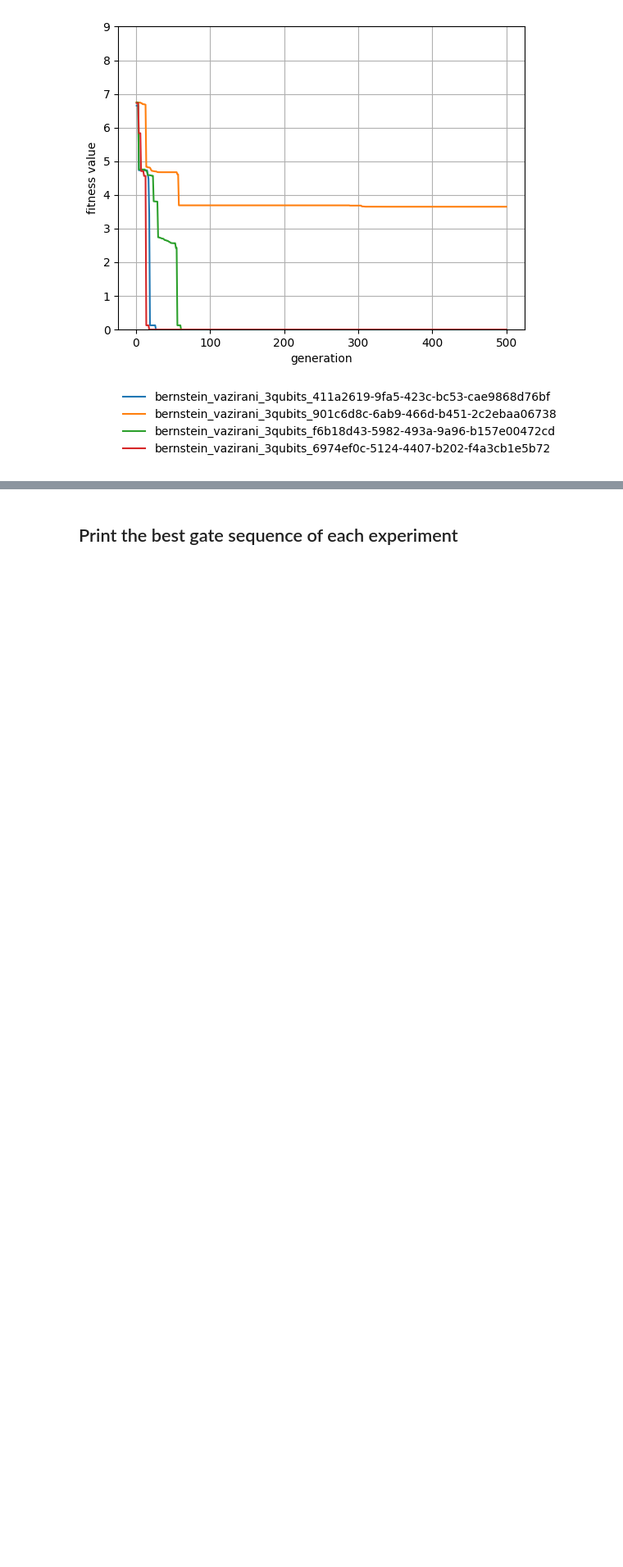
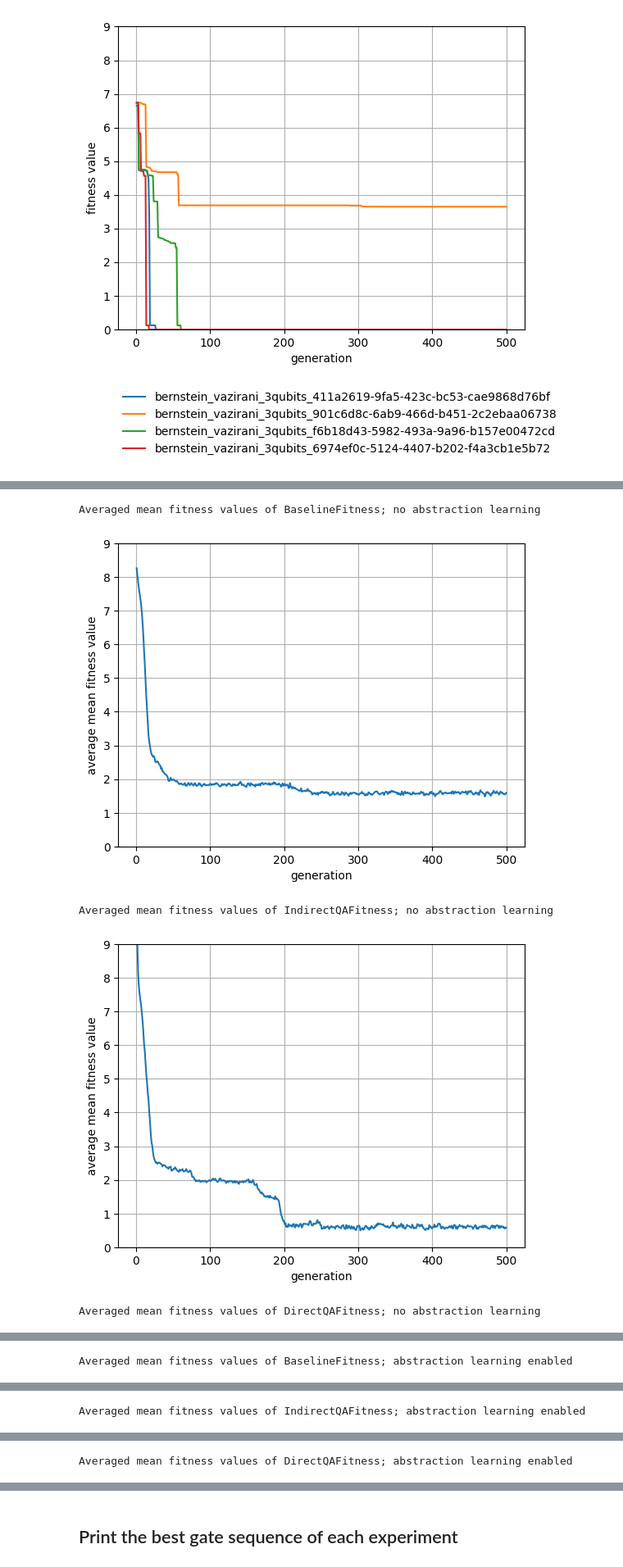
Before and after one commit to westoun/gp4qc, a Jupyter notebook: evaluation.ipynb, the cells around one changed output, grey strips where cells are left out. Shown at 82% size. Cells and saved outputs as stored; diff of their text form; code cells hidden in the pictures; blank space fills up the shorter version.

Commit message:
Create averaged fitness value plot

```diff
--- a/evaluation.ipynb
+++ b/evaluation.ipynb
@@ -228,0 +231,37 @@ Best fitness values of bernstein: DirectQAFitness; abstraction learning enabled
+# %%
+# average by configuration
+
+configurations = experiments["configuration"].unique()
+experiment_ids = experiments["experiment_id"].unique()
+
+for configuration in configurations:
+    configuration_experiment_ids = []
+
+    for experiment_id in experiment_ids:
+        current_configuration = experiments.loc[experiments["experiment_id"] == experiment_id]["configuration"].tolist()[0].strip()
+
+        if current_configuration == configuration:
+            configuration_experiment_ids.append(experiment_id)
+
+    configuration_fitness_values = fitness_values.loc[fitness_values["experiment_id"].isin(configuration_experiment_ids)]
+
+    generations = configuration_fitness_values["generation"].unique()
+    average_configuration_fitness_values = configuration_fitness_values.groupby(["generation"])["mean_fitness_value"].mean()
+
+    ax = plt.subplot()
+    ax.plot(generations, average_configuration_fitness_values)
+    ax.set_xlabel("generation")
+    ax.set_ylabel("average mean fitness value")
+    ax.set_ylim([0, 9])
+    ax = plt.subplot()
+
+    plt.grid()
+    print(f"Averaged mean fitness values of {configuration}")
+    plt.savefig(f"results/{configuration}_mean_averaged.png", bbox_inches='tight', transparent=True)
+    plt.show()
+# %% [output]
+Averaged mean fitness values of BaselineFitness; no abstraction learning
+[figure, added]
+Averaged mean fitness values of IndirectQAFitness; no abstraction learning
+[figure, added]
+Averaged mean fitness values of DirectQAFitness; no abstraction learning
@@ -228,0 +269 @@ Best fitness values of bernstein: DirectQAFitness; abstraction learning enabled
+Averaged mean fitness values of BaselineFitness; abstraction learning enabled
@@ -228,0 +271 @@ Best fitness values of bernstein: DirectQAFitness; abstraction learning enabled
+Averaged mean fitness values of IndirectQAFitness; abstraction learning enabled
@@ -228,0 +273 @@ Best fitness values of bernstein: DirectQAFitness; abstraction learning enabled
+Averaged mean fitness values of DirectQAFitness; abstraction learning enabled
```
Also changed, not shown: parts of 3 cells of this notebook.
